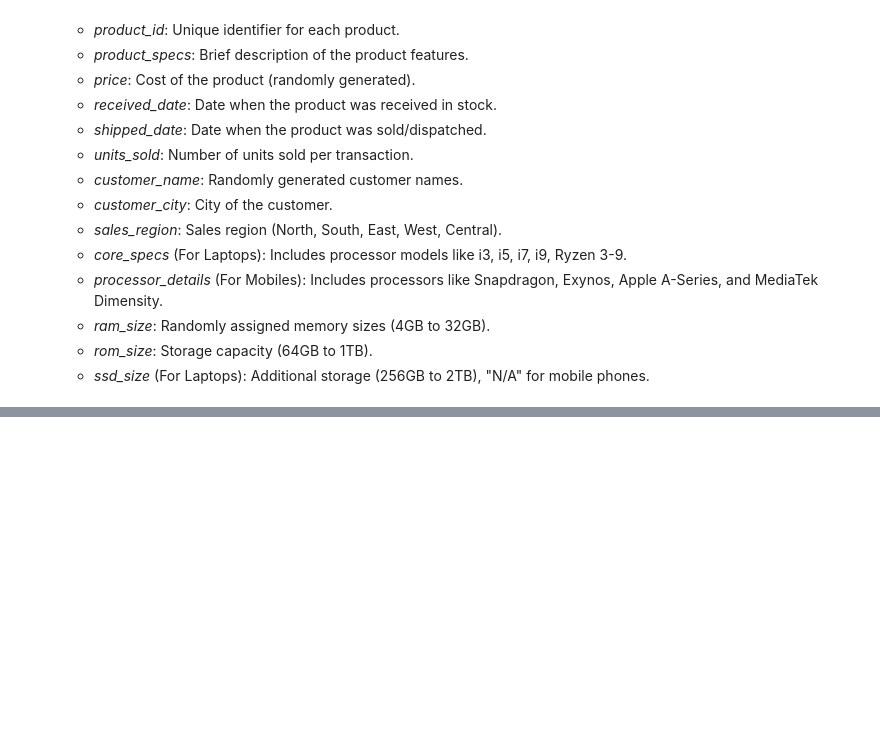
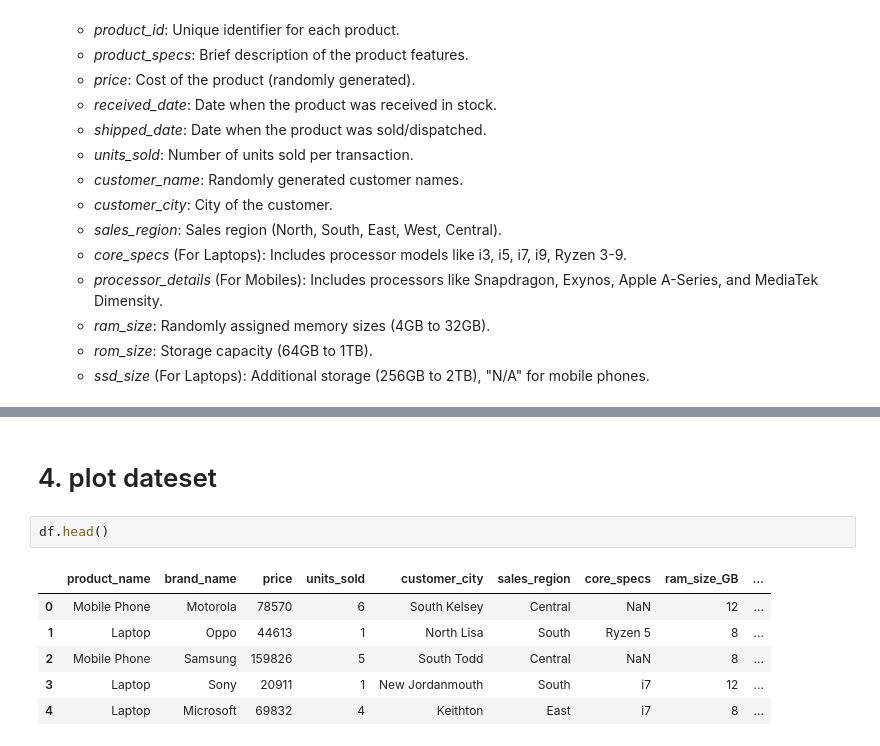
Before and after one commit to sirUnchained/Machine-Learning-and-Data-Analysis, a Jupyter notebook: Mobiles & laptop Sales/Mobiles & laptop Sales.ipynb, the cells around one changed output, grey strips where cells are left out. Saved outputs shown, nothing was run; the diff lists cells and outputs as text; blank space fills up the shorter version.

```diff
--- a/Mobiles & laptop Sales/Mobiles & laptop Sales.ipynb
+++ b/Mobiles & laptop Sales/Mobiles & laptop Sales.ipynb
@@ -113,0 +317,11 @@ memory usage: 6.1+ MB
+# %% [markdown]
+# 4. plot dateset
+# %%
+df.head()
+# %% [output]
+|  | product_name | brand_name | price | units_sold | customer_city | sales_region | core_specs | ram_size_GB | ... |
+| 0 | Mobile Phone | Motorola | 78570 | 6 | South Kelsey | Central | NaN | 12 | ... |
+| 1 | Laptop | Oppo | 44613 | 1 | North Lisa | South | Ryzen 5 | 8 | ... |
+| 2 | Mobile Phone | Samsung | 159826 | 5 | South Todd | Central | NaN | 8 | ... |
+| 3 | Laptop | Sony | 20911 | 1 | New Jordanmouth | South | i7 | 12 | ... |
+| 4 | Laptop | Microsoft | 69832 | 4 | Keithton | East | i7 | 8 | ... |
```
Also changed, not shown: parts of 35 cells of this notebook, 1 other file.
